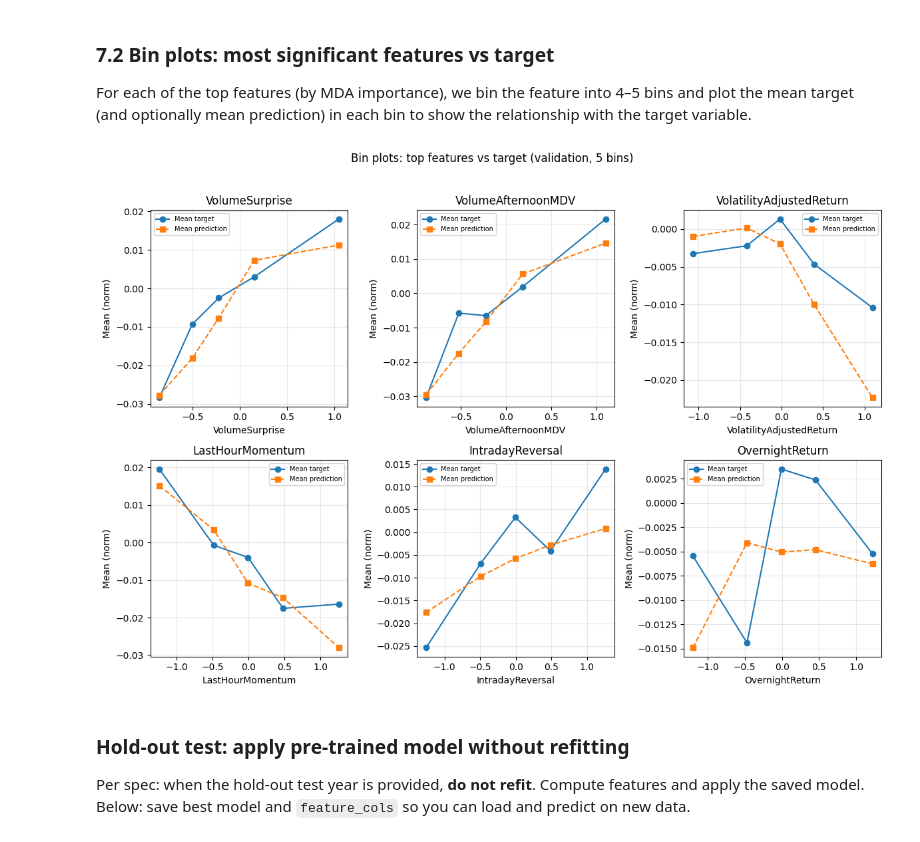
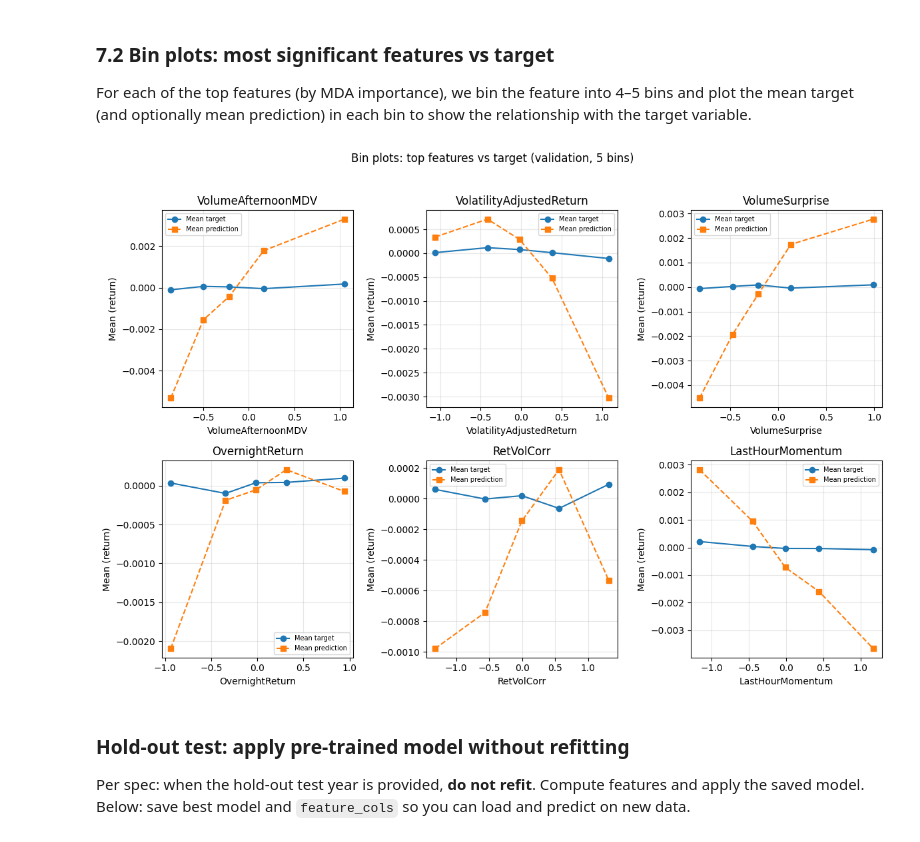
Before and after one commit to liny-r/MTH9899-Project, a Jupyter notebook: project.ipynb, the cells around one changed output. Cells and saved outputs as stored; diff of their text form; code cells hidden in the pictures.

```diff
--- a/project.ipynb
+++ b/project.ipynb
@@ -138,13 +129,8 @@ Target built for 1257 dates, 623,569 (Date, Id) rows
 | 8 | 20100104 | BBG000BB29X4 | -0.003348 | -0.000461 | -0.002887 |
 | 9 | 20100104 | BBG000BB2DM7 | 0.016519 | 0.000427 | 0.016093 |
 # %%
-# --- Target: TS z per Id (past only). Std floor + z-clip stabilize tiny-vol denominators / fat tails; still no CS winsor or CS z. ---
-target_df['Target_norm'] = zscore_time_series_per_id(
-    target_df, 'Target',
-    std_floor_relative=TARGET_TSZ_STDFLOOR_REL,
-    clip_z=TARGET_TSZ_CLIP,
-)
-print('Target stats (raw vs per-Id TS z → Target_norm for fitting):')
+# --- Target diagnostics: plain per-Id TS z (past only), no special floor/clip ---
+target_df['Target_norm'] = zscore_time_series_per_id(target_df, 'Target')
+print('Target stats (raw vs per-Id TS z diagnostic):')
 print(target_df[['Target', 'Target_norm']].describe())
-print(f"Target_norm max |z| (post-clip): {target_df['Target_norm'].abs().max():.3f} (clip=±{TARGET_TSZ_CLIP})")
 # %% [output]
@@ -955,20 +922,22 @@ if len(train_df) == 0 or len(val_df) == 0:
         'Ensure intraday and daily data (and target) include those years, then re-run from the split cell.'
     )
 
-# Feature matrix and target (normalized for fitting)
+# Feature matrix and target for fitting
 X_train = train_df[feature_cols].astype(float)
-y_train = train_df['Target_norm'].values
+y_train = train_df['Target_model'].values
 w_train = train_df['sample_weight'].values
 
 X_val = val_df[feature_cols].astype(float)
-y_val = val_df['Target_norm'].values
+y_val = val_df['Target_model'].values
 w_val = val_df['sample_weight'].values
+_y_desc = 'Target_model = 5MAD_CS(TS_z(Target/EST_VOL_prev))'
 
 # Standardize features: same scale everywhere so L1/L2 don't over-shrink rare-but-real channels
 scaler = StandardScaler()
 X_train = scaler.fit_transform(X_train)
 X_val = scaler.transform(X_val)
 
+print(f'Fitting label: {_y_desc}')
 print(f'Train: X {X_train.shape}, y {y_train.shape}, weights {w_train.shape}')
 print(f'Val:   X {X_val.shape}, y {y_val.shape}, weights {w_val.shape}')
 print(f'Features: {feature_cols}')
@@ -1289,37 +1259,39 @@ For each of the top features (by MDA importance), we bin the feature into 4–5
 # %%
 # Bin plots: top features vs target (validation set)
 n_top = min(6, len(feature_cols))
 top_features = imp_mda['Feature'].head(n_top).tolist()
 n_bins = 5
-val_plot = val_df[feature_cols + ['Target_norm']].copy()
-val_plot['Pred_norm'] = best_model.predict(X_val)
+val_plot = val_df[feature_cols + ['Target']].copy()
+val_plot['Pred_model'] = best_model.predict(X_val)
+val_plot['Pred_return'] = val_plot['Pred_model'] * val_df['EST_VOL_prev'].values
+_mt, _mp, _yl = 'Target', 'Pred_return', 'return'
 
 fig, axes = plt.subplots(2, 3, figsize=(12, 8))
 axes = axes.flatten()
 for idx, feat in enumerate(top_features):
     ax = axes[idx]
     # Bin feature (quantile-based so each bin has similar count)
     val_plot['_bin'] = pd.qcut(val_plot[feat], q=n_bins, labels=False, duplicates='drop')
     binned = val_plot.groupby('_bin', observed=True).agg(
-        mean_target=('Target_norm', 'mean'),
-        mean_pred=('Pred_norm', 'mean'),
+        mean_target=(_mt, 'mean'),
+        mean_pred=(_mp, 'mean'),
         mid_feat=(feat, 'median'),
     ).reset_index()
     x = binned['mid_feat'].values
     ax.plot(x, binned['mean_target'], 'o-', label='Mean target', color='C0')
     ax.plot(x, binned['mean_pred'], 's--', label='Mean prediction', color='C1')
     ax.set_xlabel(feat)
-    ax.set_ylabel('Mean (norm)')
+    ax.set_ylabel(f'Mean ({_yl})')
     ax.set_title(feat)
     ax.legend(loc='best', fontsize=7)
     ax.grid(True, alpha=0.3)
 for j in range(len(top_features), len(axes)):
     axes[j].set_visible(False)
 plt.suptitle('Bin plots: top features vs target (validation, 5 bins)', y=1.02)
 plt.tight_layout()
 plt.show()
 # %% [output]
-[figure, old version]
+[figure, new version]
 # %% [markdown]
 ### Hold-out test: apply pre-trained model without refitting
 
```
Also changed, not shown: parts of 22 cells of this notebook, 2 other files.
